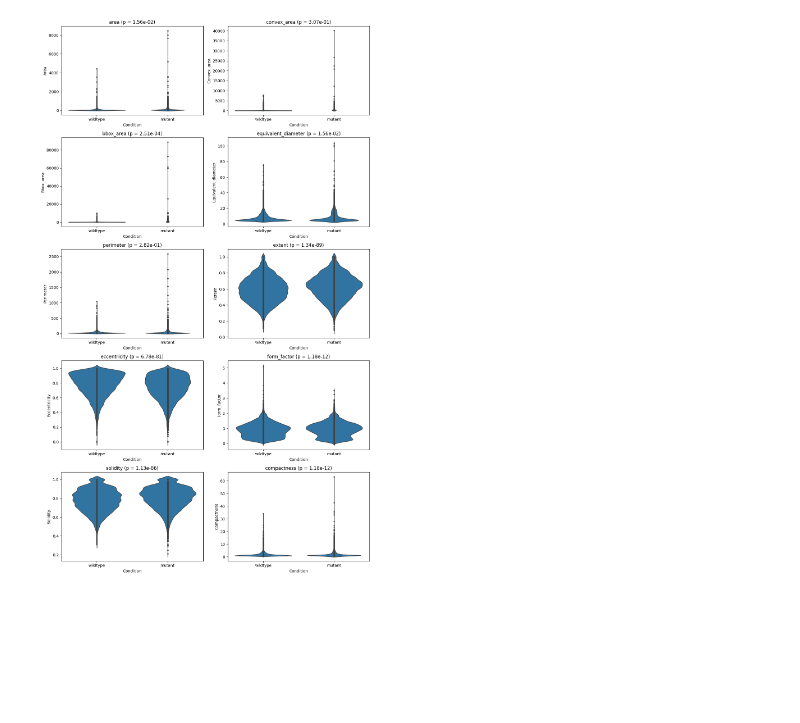
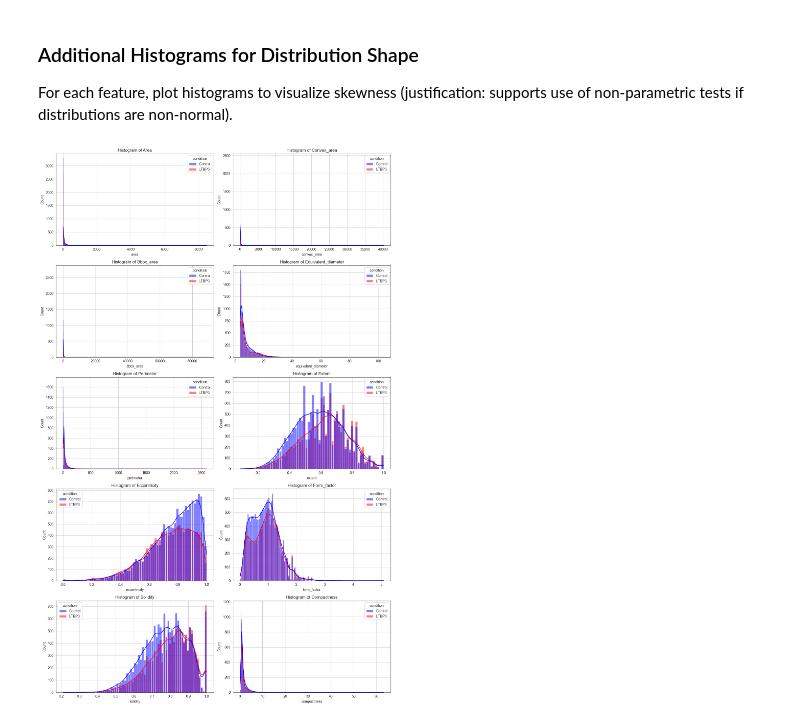
Before and after one commit to gz19090/Osteocytes-Summer-Project-2025, a Jupyter notebook: Osteocytes culture/notebooks/morphology.ipynb, the cells around one changed output. Drawn from its saved outputs; the diff is of its cells as text; code cells hidden in the pictures; blank space fills up the shorter version.

```diff
--- a/Osteocytes culture/notebooks/morphology.ipynb
+++ b/Osteocytes culture/notebooks/morphology.ipynb
@@ -104,0 +395,27 @@ plt.show()
+# %%
+fig, axes = plt.subplots(5, 2, figsize=(14, 22))
+axes = axes.flatten()
+
+for i, feature in enumerate(features):
+    p_adj = p_adjusted[i]
+    d = stats_df[stats_df['Feature'] == feature]['Cohen\'s d'].values[0]
+    p_str = '<2e-16' if p_adj < 2e-16 else f'{p_adj:.2e}'
+    d_str = f'{d:.2f}'
+    # Violin plot with semi-transparent fill and thin black outline
+    sns.violinplot(data=df_features, x='condition', y=feature, hue='condition', ax=axes[i],
+                   inner=None, cut=0, alpha=0.3, linewidth=1, edgecolor='black',
+                   legend=False, palette={'Control': 'blue', 'LTBP3': 'red'})
+    # Box plot overlaid, narrow width, no outliers
+    sns.boxplot(data=df_features, x='condition', y=feature, ax=axes[i],
+                width=0.15, color='white', fliersize=0,
+                whiskerprops={'color': 'black', 'linewidth': 1},
+                boxprops={'edgecolor': 'black', 'linewidth': 1},
+                medianprops={'color': 'black', 'linewidth': 1})
+    axes[i].set_title(f'{feature.capitalize()} (Adj. p = {p_str}, Cohen\'s d = {d_str})', fontsize=14)
+    axes[i].set_xlabel('Condition', fontsize=12)
+    axes[i].set_ylabel(feature.capitalize(), fontsize=12)
+    axes[i].grid(True, linestyle='--', alpha=0.3)
+
+plt.tight_layout()
+plt.suptitle('Morphology Feature Distributions: Control vs. LTBP3-Deficient Cells', y=1.02, fontsize=16)
+plt.show()
@@ -105,23 +459,17 @@ plt.show()
+# %% [markdown]
+### Additional Histograms for Distribution Shape
+
+For each feature, plot histograms to visualize skewness (justification: supports use of non-parametric tests if distributions are non-normal).
 # %%
-# Function to compute p-value (Mann-Whitney U test)
-def compute_p_value(feature):
-    wild = df_features[df_features['condition'] == 'wildtype'][feature]
-    mut = df_features[df_features['condition'] == 'mutant'][feature]
-    stat, p = mannwhitneyu(wild, mut)
-    return p
-
-# Plot violin plots for each feature
-fig, axes = plt.subplots(5, 2, figsize=(12, 20))
+fig, axes = plt.subplots(5, 2, figsize=(14, 22))
 axes = axes.flatten()
 
 for i, feature in enumerate(features):
-    p = compute_p_value(feature)
-    sns.violinplot(data=df_features, x='condition', y=feature, ax=axes[i], inner='point')
-    axes[i].set_title(f'{feature} (p = {p:.2e})')
-    axes[i].set_xlabel('Condition')
-    axes[i].set_ylabel(feature.capitalize())
+    sns.histplot(data=df_features, x=feature, hue='condition', kde=True, ax=axes[i], palette={'Control': 'blue', 'LTBP3': 'red'}, alpha=0.5)
+    axes[i].set_title(f'Histogram of {feature.capitalize()}')
+    axes[i].grid(True)
 
 plt.tight_layout()
 plt.show()
 # %% [output]
-[figure, old version]
+[figure, new version]
```
Also changed, not shown: parts of 31 cells of this notebook.
